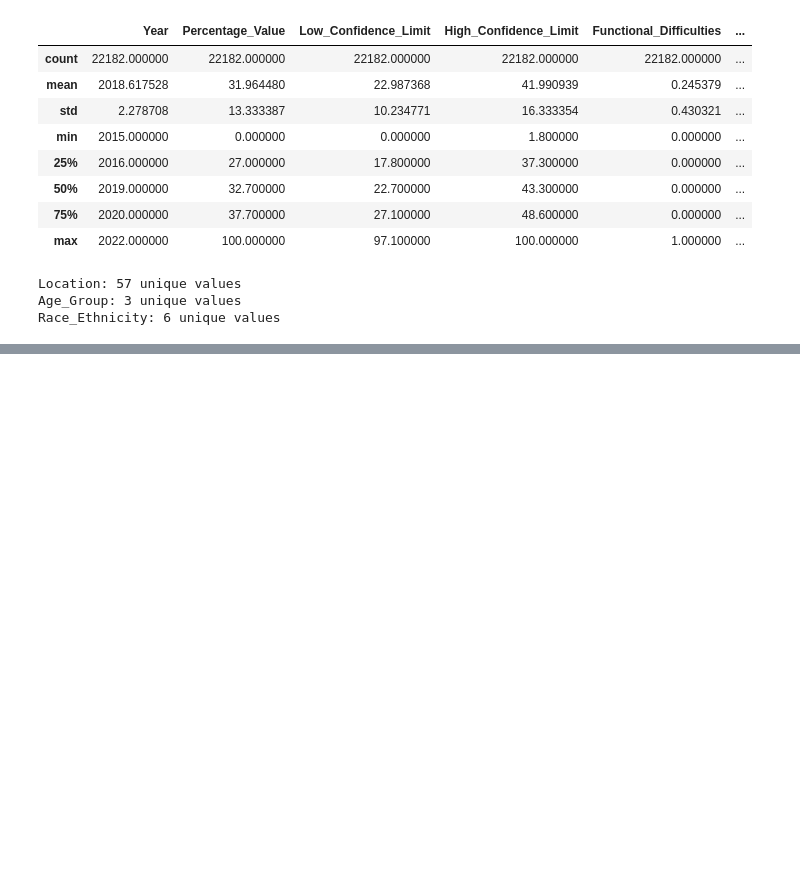
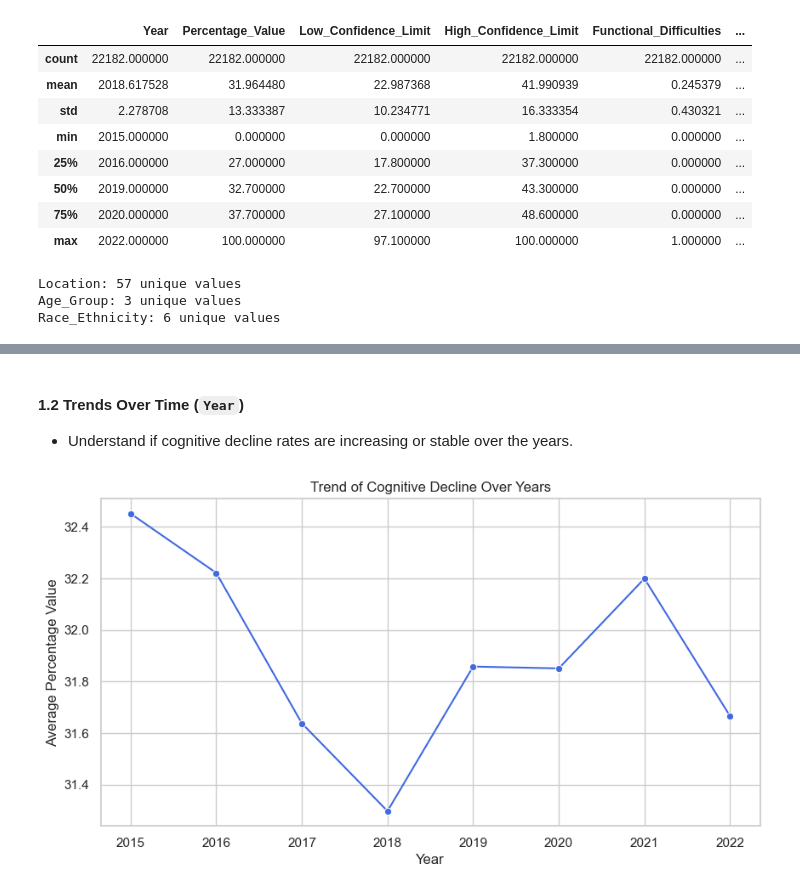
Before and after one commit to sowmyamaddali/cognitive-decline-analysis, a Jupyter notebook: notebooks/data_processing_exploration.ipynb, the cells around one changed output, grey strips where cells are left out. Cells and saved outputs as stored; diff of their text form; code cells hidden in the pictures; blank space fills up the shorter version.

```diff
--- a/notebooks/data_processing_exploration.ipynb
+++ b/notebooks/data_processing_exploration.ipynb
@@ -66,0 +96,16 @@ Race_Ethnicity: 6 unique values
+# %% [markdown]
+#### 1.2 Trends Over Time (`Year`)
+- Understand if cognitive decline rates are increasing or stable over the years.
+# %%
+# line plot
+plt.figure(figsize=(10, 5))
+sns.lineplot(data=df, x="Year", y="Percentage_Value",
+             estimator="mean", errorbar=None, marker="o",
+             color="royalblue")
+plt.title("Trend of Cognitive Decline Over Years")
+plt.xlabel("Year")
+plt.ylabel("Average Percentage Value")
+plt.grid(True)
+plt.show()
+# %% [output]
+[figure, added]
```
Also changed, not shown: parts of 15 cells of this notebook.
